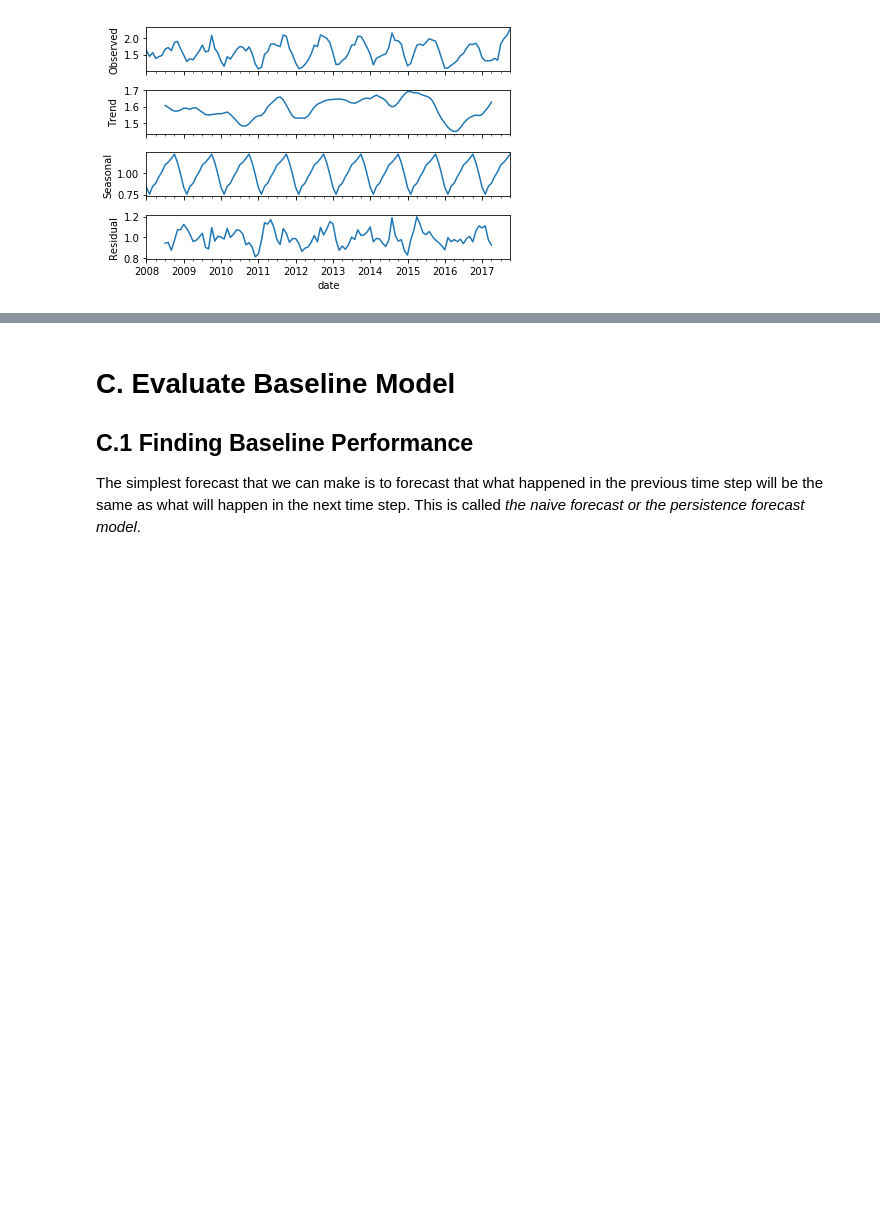
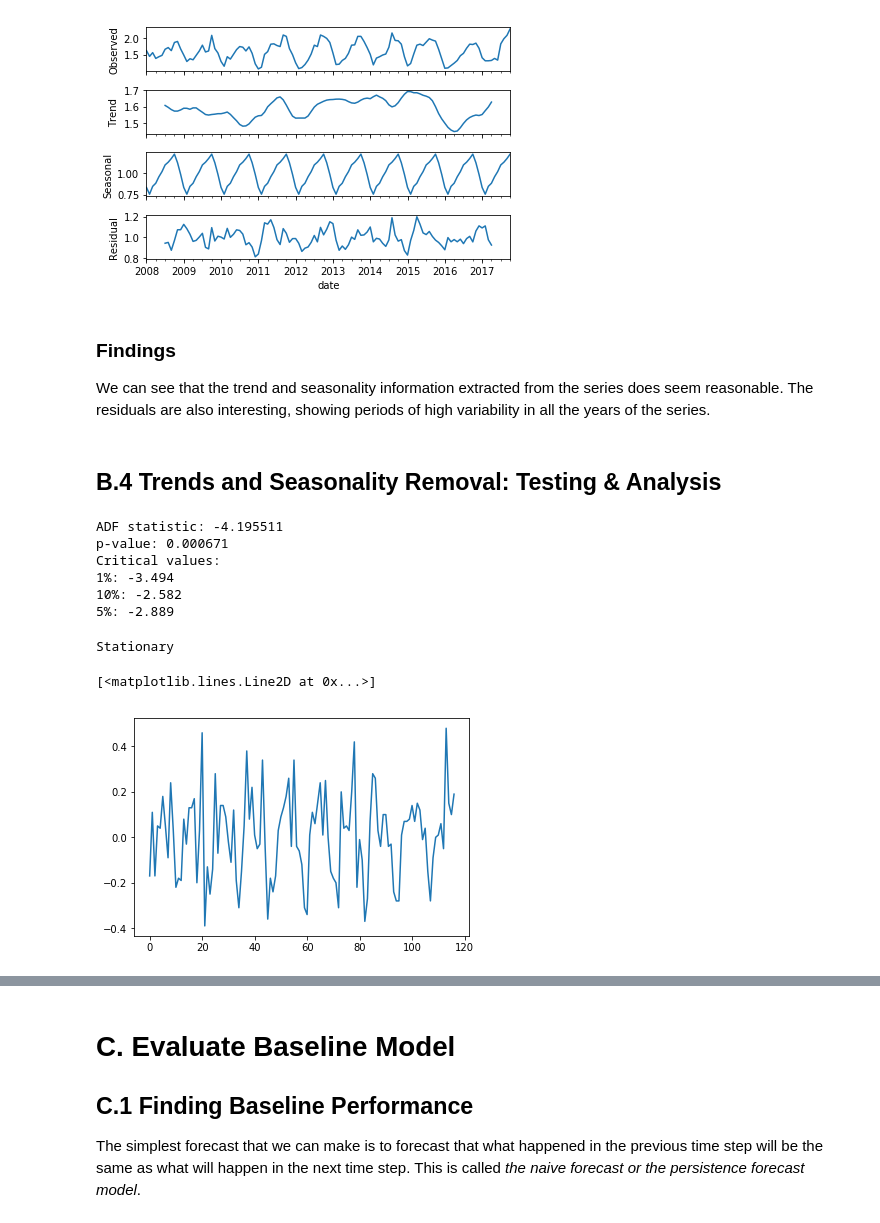
Before and after one commit to albertsylvester/assignment_april, a Jupyter notebook: Assignment No.2 - Part B (Bonus).ipynb, the cells around one changed output, grey strips where cells are left out. Saved outputs shown, nothing was run; the diff lists cells and outputs as text; code cells hidden in the pictures; blank space fills up the shorter version.

```diff
--- a/Assignment No.2 - Part B (Bonus).ipynb
+++ b/Assignment No.2 - Part B (Bonus).ipynb
@@ -238,3 +240,43 @@ result_decompose.plot()
 plt.show()
 # %% [output]
 [figure]
+# %% [markdown]
+### Findings
+We can see that the trend and seasonality information extracted from the series does seem reasonable.
+The residuals are also interesting, showing periods of high variability in all the years of the series.
+# %% [markdown]
+## B.4 Trends and Seasonality Removal: Testing & Analysis
+# %%
+#try differencing_interval of 1
+differencing_interval = 1
+series_diff_test = do_differencing(series.values, differencing_interval)
+# %%
+# statistical test
+result = adfuller(series_diff_test)
+print('ADF statistic: %f' %result[0])
+print('p-value: %f' %result[1])
+print('Critical values: ')
+for key, value in result[4].items():
+    print('%s: %.3f' %(key,value))
+
+    if key == '5%':
+        critical_value_5_percent = value
+# %% [output]
+ADF statistic: -4.195511
+p-value: 0.000671
+Critical values:
+1%: -3.494
+10%: -2.582
+5%: -2.889
+# %%
+if result[0] < critical_value_5_percent:
+    print("Stationary") #or does not have time-dependent structure
+else:
+    print("Non-Stationary")#or does have time-dependent structure
+# %% [output]
+Stationary
+# %%
+plt.plot(series_diff_test)
+# %% [output]
+[<matplotlib.lines.Line2D at 0x...>]
+[figure, added]
```
Also changed, not shown: parts of 24 cells of this notebook.
